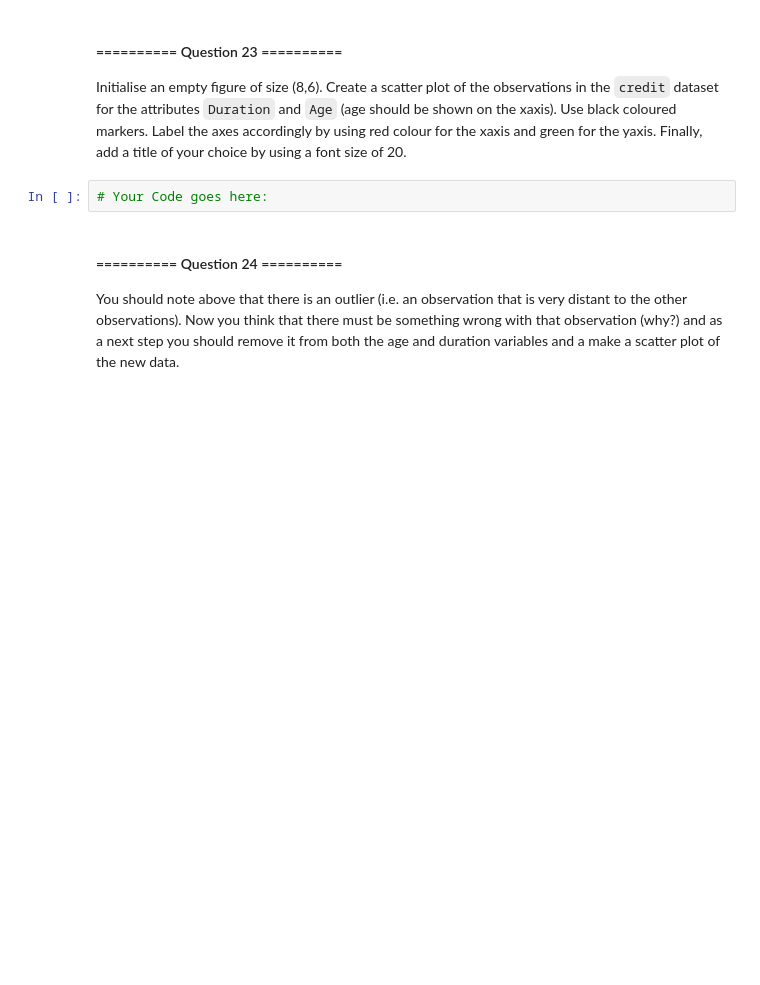
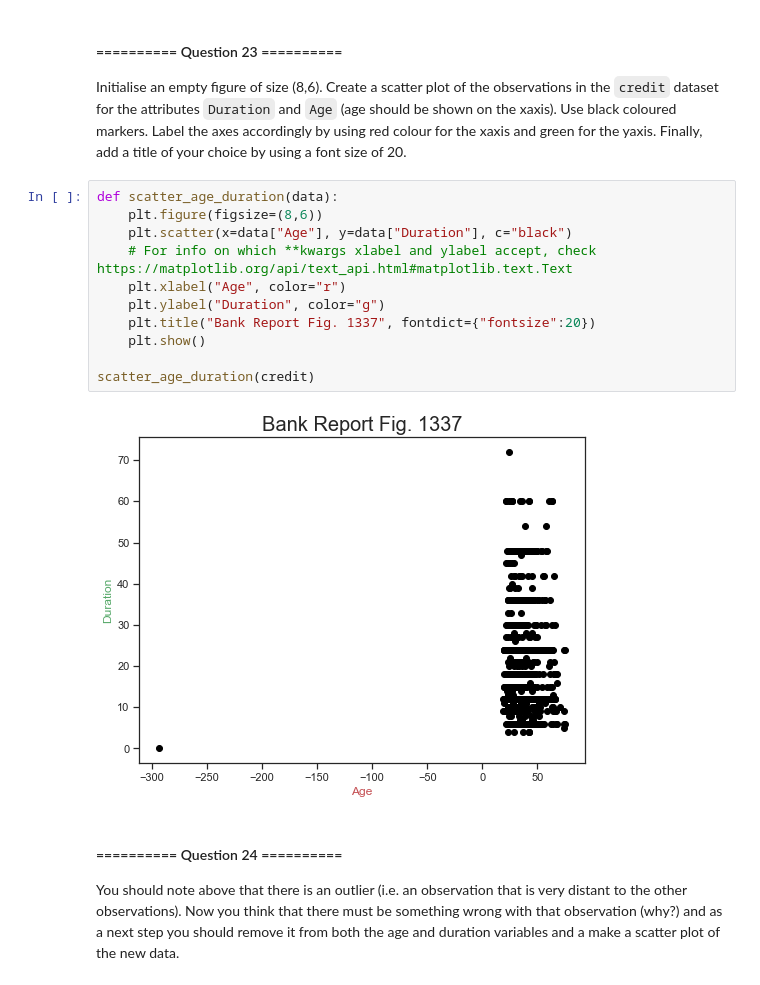
Before and after one commit to larswe/introductory-applied-machine-learning, a Jupyter notebook: Labs/00 - Introduction.ipynb, the cells around one changed output. Drawn from its saved outputs; the diff is of its cells as text; blank space fills up the shorter version.

Commit message:
Completed Matplotlib exercises

```diff
--- a/Labs/00 - Introduction.ipynb
+++ b/Labs/00 - Introduction.ipynb
@@ -1652,8 +1652,19 @@ np.std(credit["CreditAmount"])
 # %% [markdown]
 #### ========== Question 23 ==========
 Initialise an empty figure of size (8,6). Create a scatter plot of the observations in the `credit` dataset for the attributes `Duration` and `Age` (age should be shown on the xaxis). Use black coloured markers. Label the axes accordingly by using red colour for the xaxis and green for the yaxis. Finally, add a title of your choice by using a font size of 20.
-# %%
-# Your Code goes here:
+# %%
+def scatter_age_duration(data):
+    plt.figure(figsize=(8,6))
+    plt.scatter(x=data["Age"], y=data["Duration"], c="black")
+    # For info on which **kwargs xlabel and ylabel accept, check https://matplotlib.org/api/text_api.html#matplotlib.text.Text
+    plt.xlabel("Age", color="r")
+    plt.ylabel("Duration", color="g")
+    plt.title("Bank Report Fig. 1337", fontdict={"fontsize":20})
+    plt.show()
+
+scatter_age_duration(credit)
+# %% [output]
+[figure, added]
 # %% [markdown]
 #### ========== Question 24 ==========
 You should note above that there is an outlier (i.e. an observation that is very distant to the other observations). Now you think that there must be something wrong with that observation (why?) and as a next step you should remove it from both the age and duration variables and a make a scatter plot of the new data.
```
Also changed, not shown: parts of 2 cells of this notebook.
